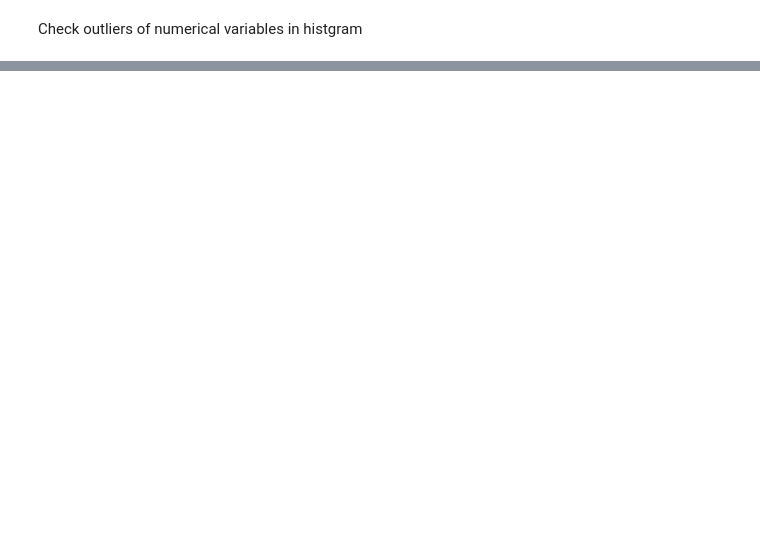
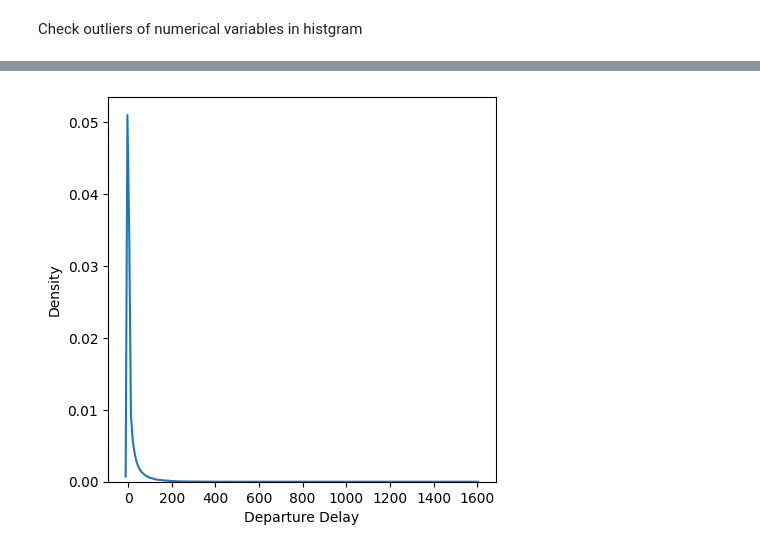
Before and after one commit to HitomiMo/CIND820_Capstone-Project, a Jupyter notebook: CIND820_Capstone_Project.ipynb, the cells around one changed output, grey strips where cells are left out. Cells and saved outputs as stored; diff of their text form; code cells hidden in the pictures; blank space fills up the shorter version.

```diff
--- a/CIND820_Capstone_Project.ipynb
+++ b/CIND820_Capstone_Project.ipynb
@@ -344,0 +363,6 @@ dtype: object
+# %%
+# check distribution of Departure Delay
+plt.figure(figsize = (5,5))
+sns.kdeplot(df1['Departure Delay']);
+# %% [output]
+[figure, added]
```
Also changed, not shown: parts of 139 cells of this notebook.
